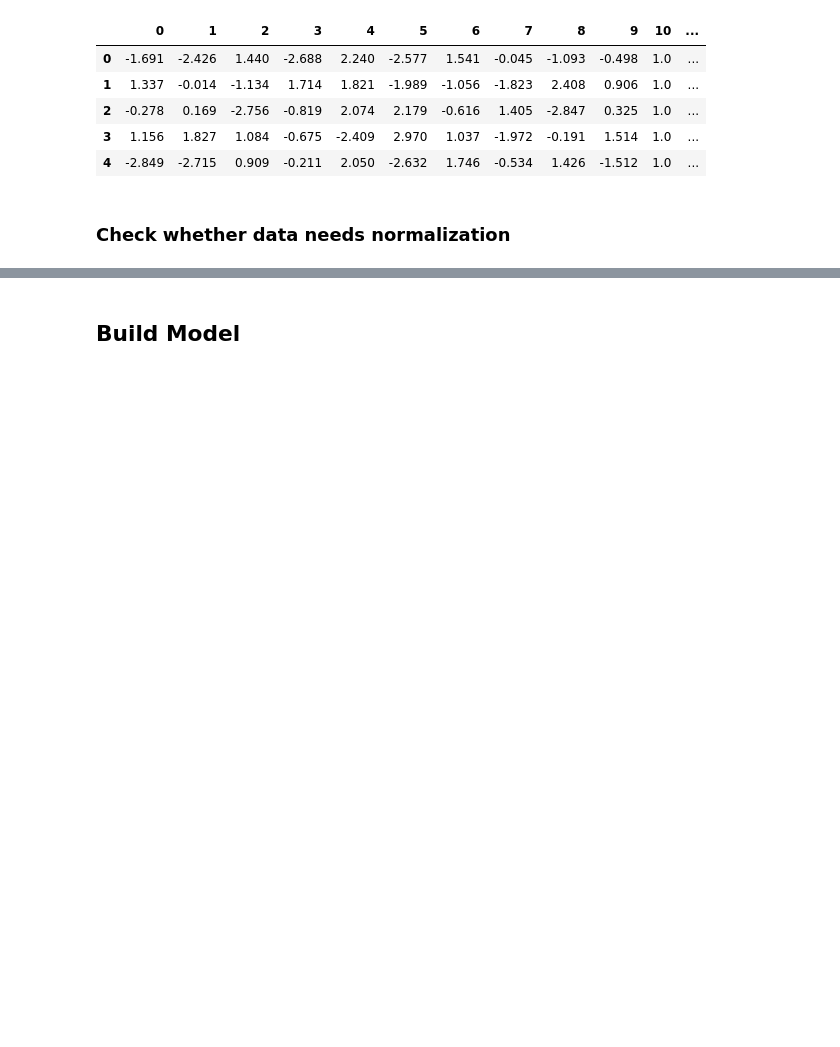
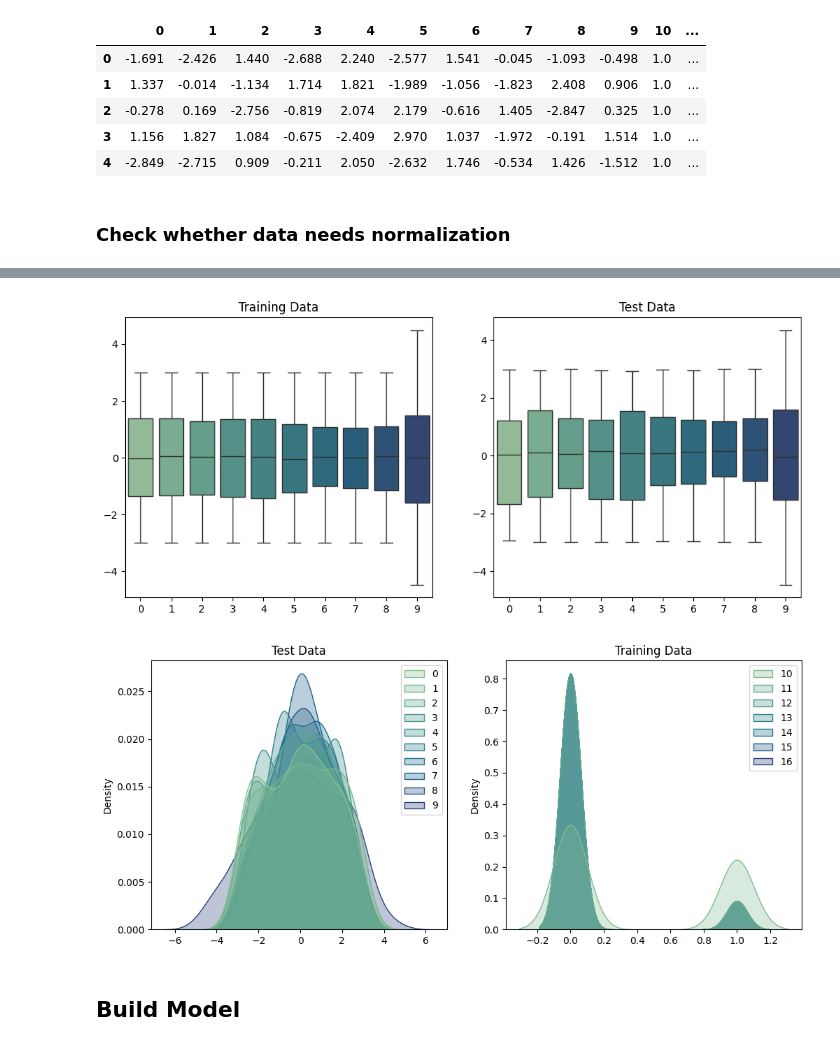
Before and after one commit to AlexxLunin/MLP_ASSSIGNMENT, a Jupyter notebook: NON_SEPARABLE_CLASSIFICATION/SPC.ipynb, the cells around one changed output, grey strips where cells are left out. Drawn from its saved outputs; the diff is of its cells as text; code cells hidden in the pictures; blank space fills up the shorter version.

```diff
--- a/NON_SEPARABLE_CLASSIFICATION/SPC.ipynb
+++ b/NON_SEPARABLE_CLASSIFICATION/SPC.ipynb
@@ -69,3 +49,20 @@ Text(0.5, 1.0, 'Training Data')
+# %%
+plt.figure(figsize=(12,5))
+plt.subplot(1,2,1)
+sns.boxplot(data = X_train_df,palette='crest').set_title('Training Data')
+plt.subplot(1,2,2)
+sns.boxplot(data = X_test_df,palette='crest').set_title('Test Data')
+plt.show()
+
+plt.figure(figsize=(12,5))
+plt.subplot(1,2,1)
+sns.kdeplot(data = X_test_df, fill=True,palette= 'crest', alpha = .3, linewidth = 1).set_title('Test Data')
+plt.subplot(1,2,2)
+sns.kdeplot(data = y_train_df, fill = True,palette='crest', alpha = .3, linewidth = 1).set_title('Training Data')
+plt.show()
+# %% [output]
+[figure, added]
+[figure, added]
 # %%
 X_train = X_train_df.values
 X_test = X_test_df.values
```
Also changed, not shown: parts of 5 cells of this notebook, 11 other files.
